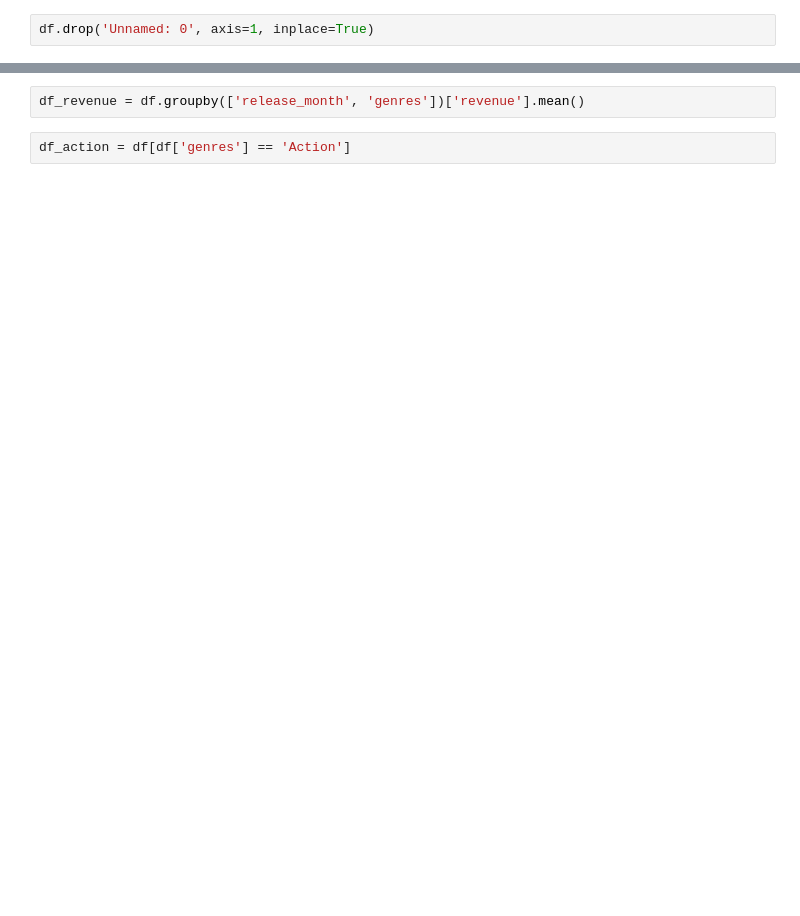
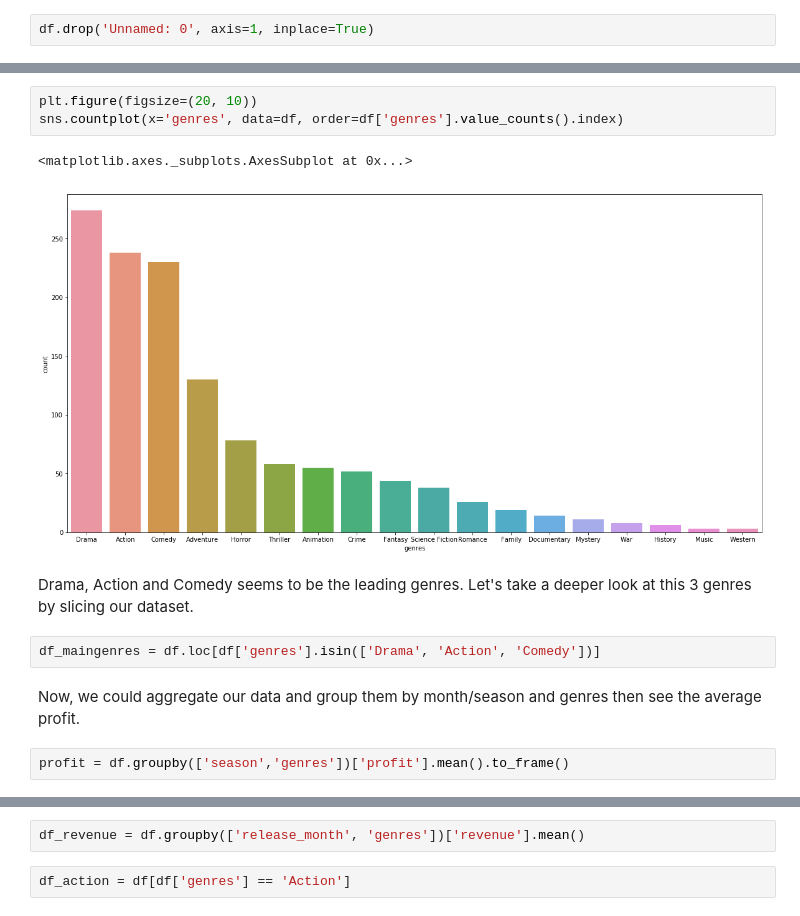
Before and after one commit to iqbalpratama20/Data-Science, a Jupyter notebook: TMDBMovies/Analysis.ipynb, the cells around one changed output, grey strips where cells are left out. Saved outputs shown, nothing was run; the diff lists cells and outputs as text; blank space fills up the shorter version.

```diff
--- a/TMDBMovies/Analysis.ipynb
+++ b/TMDBMovies/Analysis.ipynb
@@ -39,0 +129,14 @@ df[df['genres'] == 'TV Movie']
+# %%
+plt.figure(figsize=(20, 10))
+sns.countplot(x='genres', data=df, order=df['genres'].value_counts().index)
+# %% [output]
+<matplotlib.axes._subplots.AxesSubplot at 0x...>
+[figure, added]
+# %% [markdown]
+Drama, Action and Comedy seems to be the leading genres. Let's take a deeper look at this 3 genres by slicing our dataset.
+# %%
+df_maingenres = df.loc[df['genres'].isin(['Drama', 'Action', 'Comedy'])]
+# %% [markdown]
+Now, we could aggregate our data and group them by month/season and genres then see the average profit.
+# %%
+profit = df.groupby(['season','genres'])['profit'].mean().to_frame()
```
Also changed, not shown: parts of 39 cells of this notebook.
